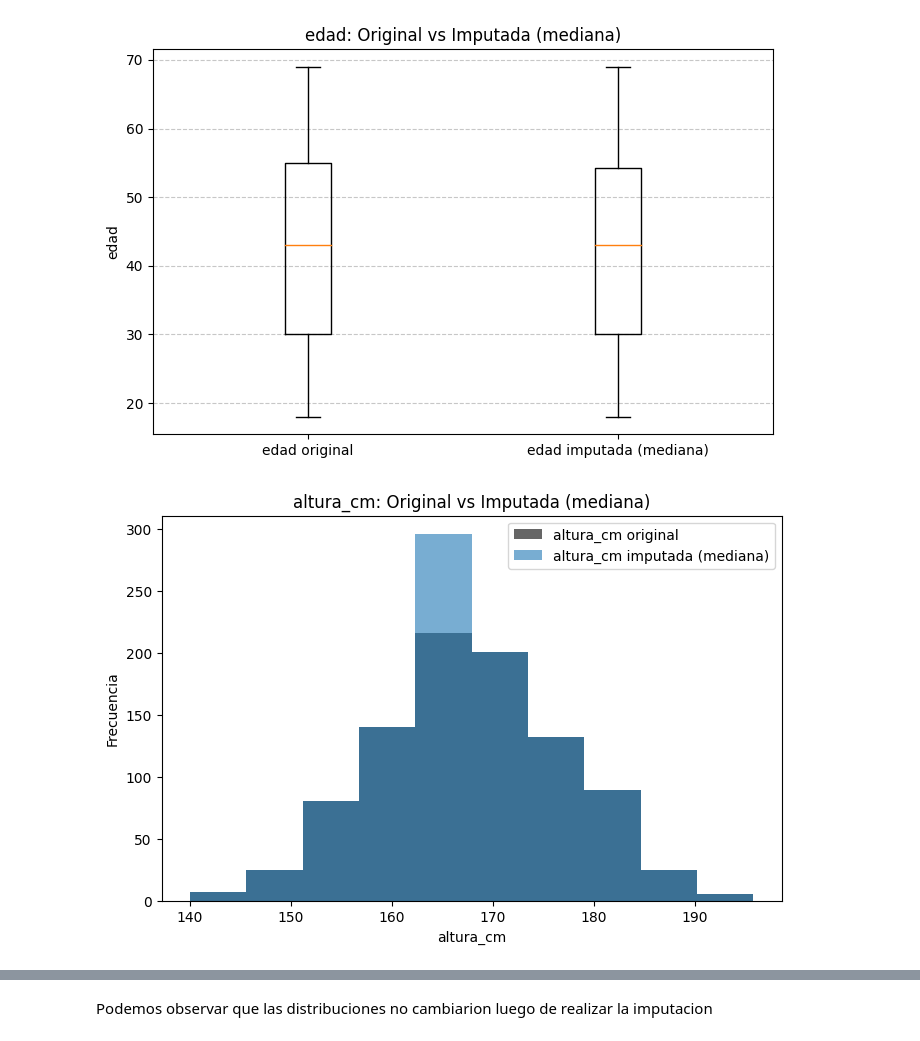
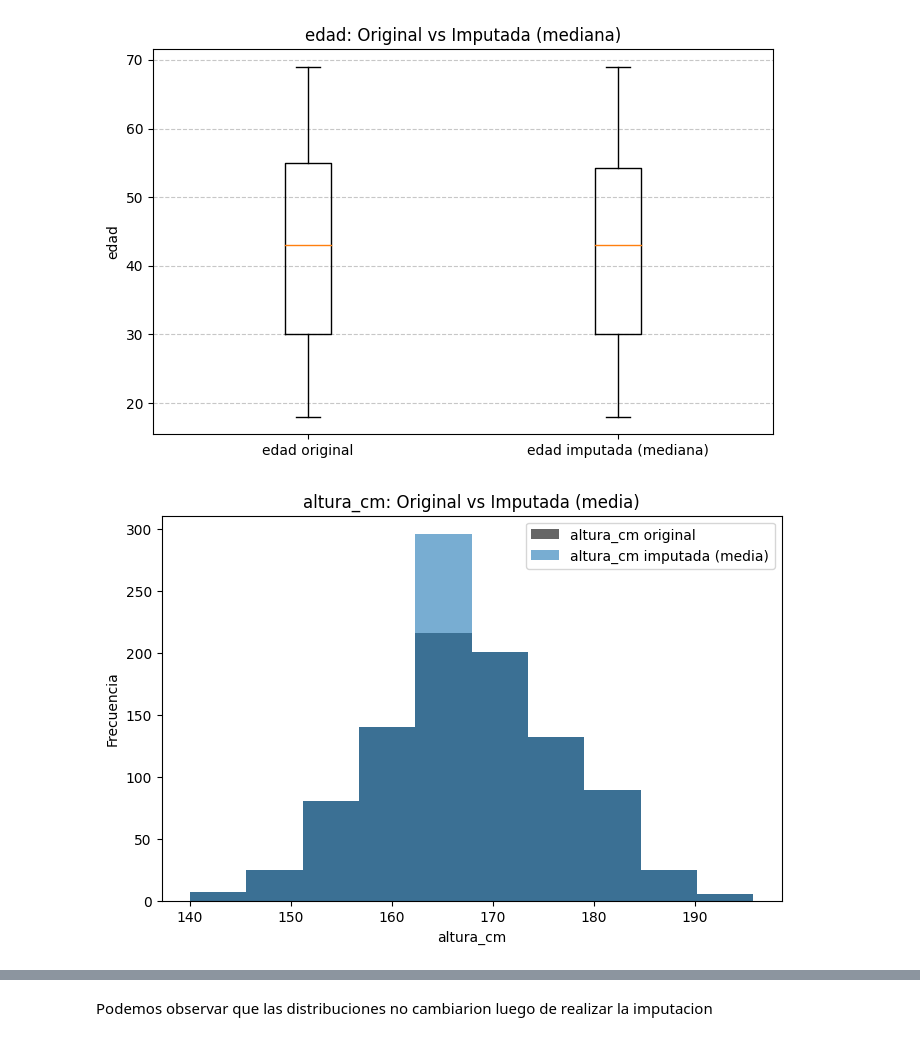
Before and after one commit to matgom03/Taller_imputacion, a Jupyter notebook: _sources/Taller.ipynb, the cells around one changed output, grey strips where cells are left out. Cells and saved outputs as stored; diff of their text form; code cells hidden in the pictures.

```diff
--- a/_sources/Taller.ipynb
+++ b/_sources/Taller.ipynb
@@ -715 +720,3 @@ Podemos analizar que la variable edad y la variable demanda no siguen una distri
+# %%
+df=df.drop(columns='puntuacion_credito')
 # %% [markdown]
@@ -716,0 +724,7 @@ Podemos analizar que la variable edad y la variable demanda no siguen una distri
+# %%
+imp_media = SimpleImputer(strategy="mean")
+df_media = df.copy()
+df_media[["altura_cm"]] = imp_media.fit_transform(df_media[["altura_cm"]])
+
+print("\n Datos imputados con la MEDIA")
+print(df_media.head(10))
@@ -771,7 +824,7 @@ comparar_boxplots(df,df_mediana,'edad','mediana')
 # %% [output]
 [figure]
 # %%
-comparar_histogramas(df, df_mediana, "altura_cm", "mediana")
+comparar_histogramas(df, df_media, "altura_cm", "media")
 # %% [output]
-[figure, old version]
+[figure, new version]
 # %%
```
Also changed, not shown: parts of 79 cells of this notebook, 25 other files.
